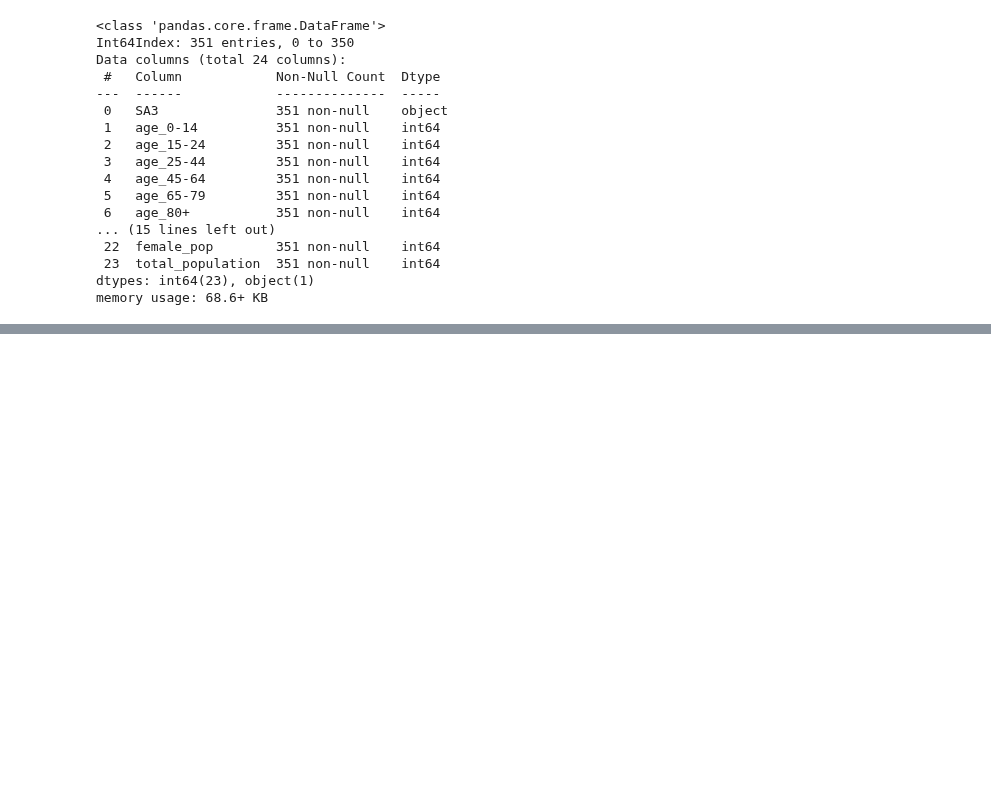
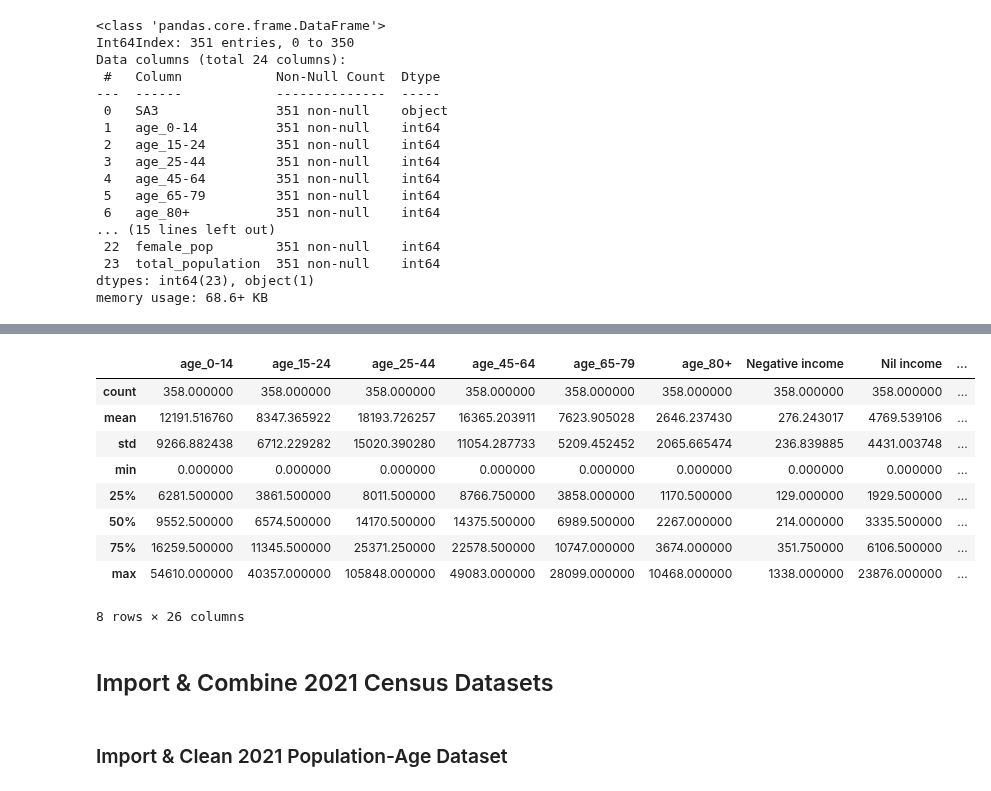
Before and after one commit to jiniep/mbs_analysis, a Jupyter notebook: scripts/3.census_clean_transform_datasets.ipynb, the cells around one changed output, grey strips where cells are left out. Saved outputs shown, nothing was run; the diff lists cells and outputs as text; code cells hidden in the pictures; blank space fills up the shorter version.

```diff
--- a/scripts/3.census_clean_transform_datasets.ipynb
+++ b/scripts/3.census_clean_transform_datasets.ipynb
@@ -304,0 +480,4 @@ df_census_combined_2011.describe().to_clipboard()
+# %%
+# dropping total column as its not required. Total population is in population_gender file.
+df_census_personal_income_2016.drop(["Total"], axis=1, inplace=True)
+df_census_personal_income_2016.columns
@@ -304,0 +496,9 @@ df_census_combined_2011.describe().to_clipboard()
+# %%
+# import 2011 population by gender dataset
+
+df_census_gender_2016 = pd.read_csv(
+    os.path.join(path, "original_datasets/census_data/2016/2016_population_sex.csv"),
+    index_col=False,
+    encoding="ISO-8859-1",
+)
+df_census_gender_2016.head()
@@ -304,0 +526,3 @@ df_census_combined_2011.describe().to_clipboard()
+# %%
+df_census_gender_2016["SA3"] = df_census_gender_2016["SA3"].astype("str")
+df_census_gender_2016["SA3"].info()
@@ -304,0 +565,8 @@ df_census_combined_2011.describe().to_clipboard()
+# %%
+df_census_age_income_2016 = df_census_age_2016.merge(
+    df_census_personal_income_2016, how="inner", on="SA3"
+)
+df_census_combined_2016 = df_census_age_income_2016.merge(
+    df_census_gender_2016, how="inner", on="SA3"
+)
+df_census_combined_2016.shape
@@ -304,0 +595,13 @@ df_census_combined_2011.describe().to_clipboard()
+# %%
+df_census_combined_2016.describe()
+# %% [output]
+|  | age_0-14 | age_15-24 | age_25-44 | age_45-64 | age_65-79 | age_80+ | Negative income | Nil income | ... |
+| count | 358.000000 | 358.000000 | 358.000000 | 358.000000 | 358.000000 | 358.000000 | 358.000000 | 358.000000 | ... |
+| mean | 12191.516760 | 8347.365922 | 18193.726257 | 16365.203911 | 7623.905028 | 2646.237430 | 276.243017 | 4769.539106 | ... |
+| std | 9266.882438 | 6712.229282 | 15020.390280 | 11054.287733 | 5209.452452 | 2065.665474 | 236.839885 | 4431.003748 | ... |
+| min | 0.000000 | 0.000000 | 0.000000 | 0.000000 | 0.000000 | 0.000000 | 0.000000 | 0.000000 | ... |
+| 25% | 6281.500000 | 3861.500000 | 8011.500000 | 8766.750000 | 3858.000000 | 1170.500000 | 129.000000 | 1929.500000 | ... |
+| 50% | 9552.500000 | 6574.500000 | 14170.500000 | 14375.500000 | 6989.500000 | 2267.000000 | 214.000000 | 3335.500000 | ... |
+| 75% | 16259.500000 | 11345.500000 | 25371.250000 | 22578.500000 | 10747.000000 | 3674.000000 | 351.750000 | 6106.500000 | ... |
+| max | 54610.000000 | 40357.000000 | 105848.000000 | 49083.000000 | 28099.000000 | 10468.000000 | 1338.000000 | 23876.000000 | ... |
+8 rows × 26 columns
@@ -304,0 +612,4 @@ df_census_combined_2011.describe().to_clipboard()
+# %% [markdown]
+## Import & Combine 2021 Census Datasets
+# %% [markdown]
+### Import & Clean 2021 Population-Age Dataset
```
Also changed, not shown: parts of 52 cells of this notebook, 1 other file.
